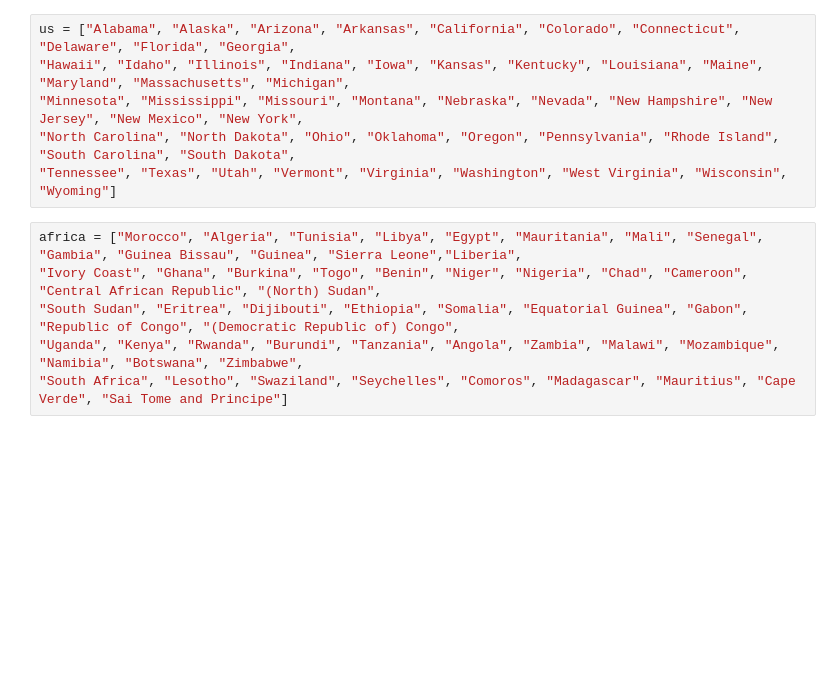
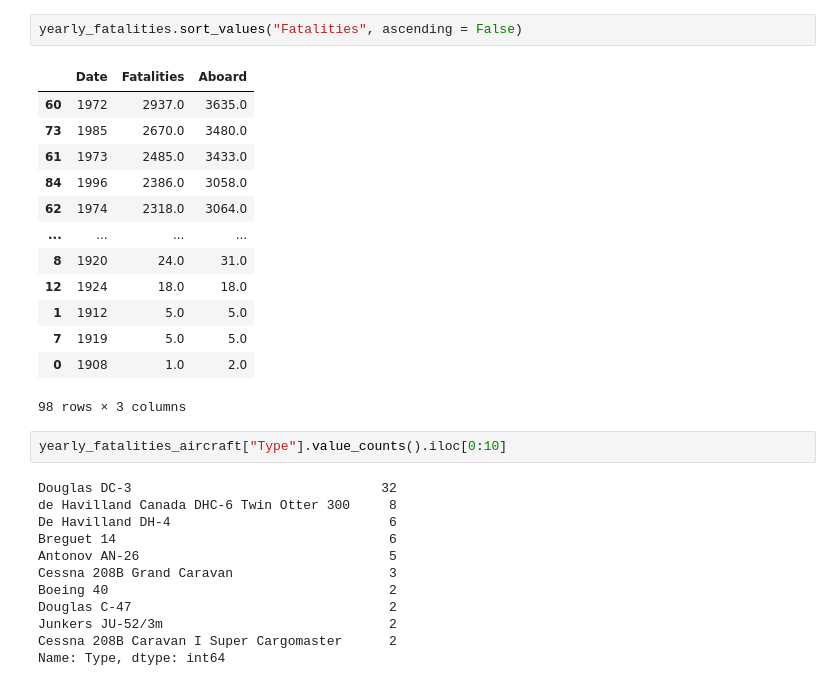
Before and after one commit to Stemt/DS-groep-6, a Jupyter notebook: Case-2/case_2.ipynb, the cells around one changed output. Cells and saved outputs as stored; diff of their text form; blank space fills up the shorter version.

```diff
--- a/Case-2/case_2.ipynb
+++ b/Case-2/case_2.ipynb
@@ -119,13 +126,31 @@ ValueError: Cannot mask with non-boolean array containing NA / NaN values
 # %%
-us = ["Alabama", "Alaska", "Arizona", "Arkansas", "California", "Colorado", "Connecticut", "Delaware", "Florida", "Georgia",
-"Hawaii", "Idaho", "Illinois", "Indiana", "Iowa", "Kansas", "Kentucky", "Louisiana", "Maine", "Maryland", "Massachusetts", "Michigan",
-"Minnesota", "Mississippi", "Missouri", "Montana", "Nebraska", "Nevada", "New Hampshire", "New Jersey", "New Mexico", "New York",
-"North Carolina", "North Dakota", "Ohio", "Oklahoma", "Oregon", "Pennsylvania", "Rhode Island", "South Carolina", "South Dakota",
-"Tennessee", "Texas", "Utah", "Vermont", "Virginia", "Washington", "West Virginia", "Wisconsin", "Wyoming"]
+yearly_fatalities.sort_values("Fatalities", ascending = False)
+# %% [output]
+|  | Date | Fatalities | Aboard |
+| 60 | 1972 | 2937.0 | 3635.0 |
+| 73 | 1985 | 2670.0 | 3480.0 |
+| 61 | 1973 | 2485.0 | 3433.0 |
+| 84 | 1996 | 2386.0 | 3058.0 |
+| 62 | 1974 | 2318.0 | 3064.0 |
+| ... | ... | ... | ... |
+| 8 | 1920 | 24.0 | 31.0 |
+| 12 | 1924 | 18.0 | 18.0 |
+| 1 | 1912 | 5.0 | 5.0 |
+| 7 | 1919 | 5.0 | 5.0 |
+| 0 | 1908 | 1.0 | 2.0 |
+98 rows × 3 columns
 # %%
-africa = ["Morocco", "Algeria", "Tunisia", "Libya", "Egypt", "Mauritania", "Mali", "Senegal", "Gambia", "Guinea Bissau", "Guinea", "Sierra Leone","Liberia",
-"Ivory Coast", "Ghana", "Burkina", "Togo", "Benin", "Niger", "Nigeria", "Chad", "Cameroon", "Central African Republic", "(North) Sudan",
-"South Sudan", "Eritrea", "Dijibouti", "Ethiopia", "Somalia", "Equatorial Guinea", "Gabon", "Republic of Congo", "(Democratic Republic of) Congo",
-"Uganda", "Kenya", "Rwanda", "Burundi", "Tanzania", "Angola", "Zambia", "Malawi", "Mozambique", "Namibia", "Botswana", "Zimbabwe",
-"South Africa", "Lesotho", "Swaziland", "Seychelles", "Comoros", "Madagascar", "Mauritius", "Cape Verde", "Sai Tome and Principe"]
+yearly_fatalities_aircraft["Type"].value_counts().iloc[0:10]
+# %% [output]
+Douglas DC-3                                32
+de Havilland Canada DHC-6 Twin Otter 300     8
+De Havilland DH-4                            6
+Breguet 14                                   6
+Antonov AN-26                                5
+Cessna 208B Grand Caravan                    3
+Boeing 40                                    2
+Douglas C-47                                 2
+Junkers JU-52/3m                             2
+Cessna 208B Caravan I Super Cargomaster      2
+Name: Type, dtype: int64
 # %%
```
Also changed, not shown: parts of 21 cells of this notebook, 2 other files.
